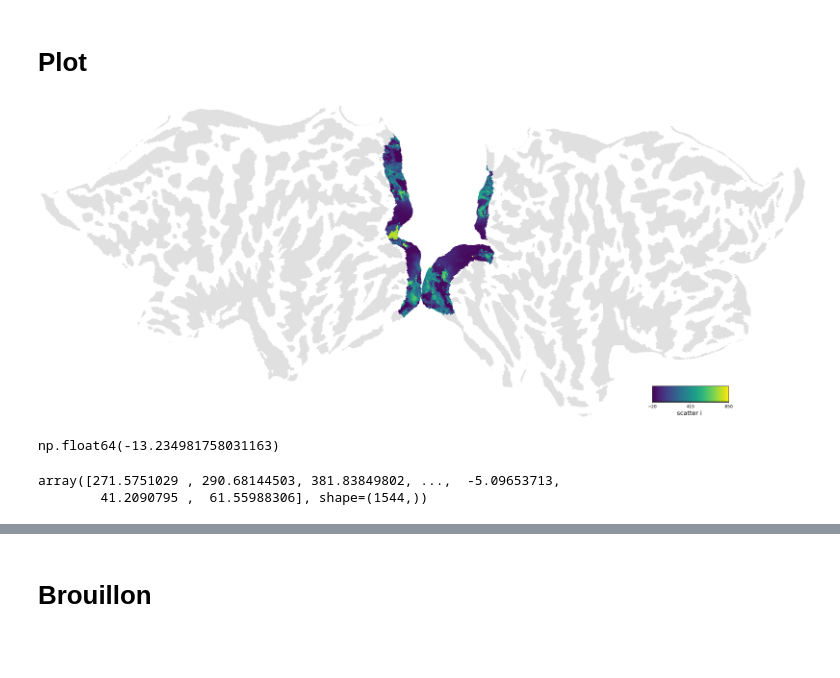
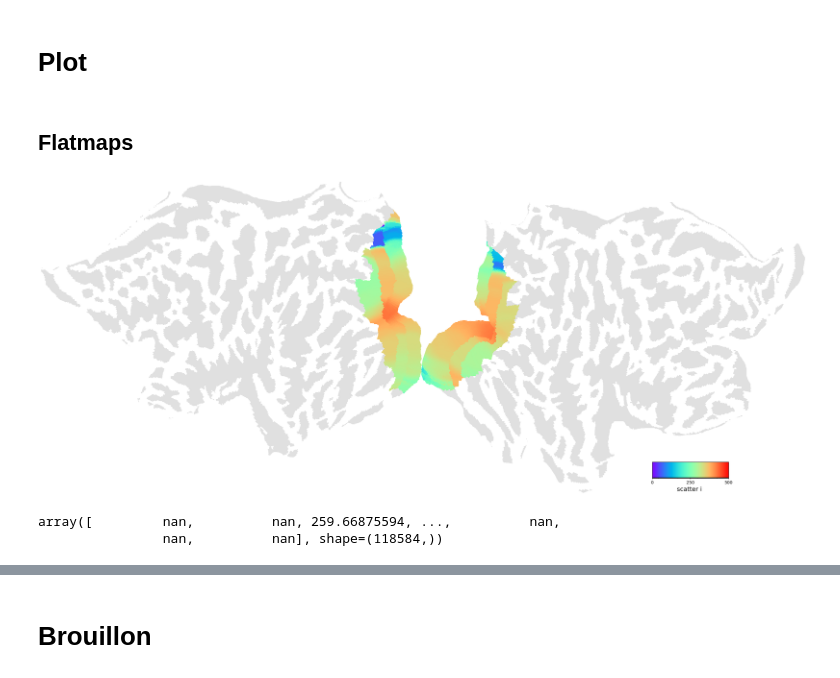
Before and after one commit to mszinte/pRF_analysis, a Jupyter notebook: RetinoMaps/dev/Ripley_full_area.ipynb, the cells around one changed output, grey strips where cells are left out. Drawn from its saved outputs; the diff is of its cells as text; code cells hidden in the pictures; blank space fills up the shorter version.

```diff
--- a/RetinoMaps/dev/Ripley_full_area.ipynb
+++ b/RetinoMaps/dev/Ripley_full_area.ipynb
@@ -293,21 +302,33 @@ for hemi in hemis:
             vertex_mask_roi     = vertex_mask & roi_mask
             vertex_mask_roi_idx = np.where(vertex_mask_roi)[0]
 
-            if len(vertex_mask_roi_idx) < 2:
+            # --- Extract neighbors ---
+            prf_x_neighbors  = deriv_mat_hemi[prf_x_idx,    vertex_mask_roi_idx]
+            prf_y_neighbors  = deriv_mat_hemi[prf_y_idx,    vertex_mask_roi_idx]
+            prf_r2_neighbors = deriv_mat_hemi[rsq_idx2use,  vertex_mask_roi_idx]
+            cmf_vertex       = deriv_mat_hemi[pcm_median_idx, vert_idx]
+
+            if cmf_vertex <= 0:
                 continue
 
-            # --- Extract neighbors ---
-            prf_x_neighbors  = deriv_mat_hemi[prf_x_idx,   vertex_mask_roi_idx]
-            prf_y_neighbors  = deriv_mat_hemi[prf_y_idx,   vertex_mask_roi_idx]
-            prf_r2_neighbors = deriv_mat_hemi[rsq_idx2use, vertex_mask_roi_idx]
-            ecc_vertex       = deriv_mat_hemi[prf_ecc_idx, vert_idx]
+            # R_max from vertex CMF
+            R_max = vert_dist_th #/ cmf_vertex   # mm / (mm/deg) = deg
+
+            # Filtre R²=0
+            r2_mask          = prf_r2_neighbors > 0
+            prf_x_neighbors  = prf_x_neighbors[r2_mask]
+            prf_y_neighbors  = prf_y_neighbors[r2_mask]
+            prf_r2_neighbors = prf_r2_neighbors[r2_mask]
+
+            if len(prf_x_neighbors) < 10:
+                continue
 
             # --- Ripley scatter ---
             scatter_i, r_values, L_r, L_minus_r, pair_dists, pair_weights = compute_ripley_scatter(
                 prf_x_neighbors  = prf_x_neighbors,
                 prf_y_neighbors  = prf_y_neighbors,
                 prf_r2_neighbors = prf_r2_neighbors,
-                ecc_vertex       = ecc_vertex
+                R_max            = R_max
             )
 
             # --- Store in results ---
@@ -339,41 +360,48 @@ Wall time: 1min 35s
 # %% [markdown]
 # Plot
+# %% [markdown]
+## Flatmaps
 # %%
 alpha_range = [0,1]
 # %%
 loo_rsq_data = deriv_mat[rsq_idx2use,:]
 # alpha = loo_rsq_data
 alpha = (~np.isnan(scatter_i_brain_array)).astype(int)
+
+# loo_rsq_data = np.where(
+#     np.isnan(scatter_i_brain_array),
+#     0,
+#     deriv_mat[rsq_idx2use, :]
+# )
+
+# alpha = loo_rsq_data
 alpha_range = [0,1]
 alpha = (alpha - alpha_range[0]) / (alpha_range[1] - alpha_range[0])
 alpha[alpha>1]=1
 
 # put alpha to 0 outside non interest roi
 
 auc_params = {
              'subject': pycortex_subject,
              'data': scatter_i_brain_array,
-             'cmap': 'viridis',
+             'cmap': 'rainbow',
              'alpha': alpha,
-             'vmin': -20,
-             'vmax': 850,
+             'vmin': 0,
+             'vmax': 500,
              'cbar': 'discrete',
              'cortex_type': 'VertexRGB',
              'description': 'CSS pRF CM',
              'curv_brightness': 1,
              'curv_contrast': 0.25,
              'add_roi': False,
              'cbar_label': 'scatter i ',
              'with_labels': True}
 volume_amp = draw_cortex(**auc_params)
+plt.savefig('/Users/uriel/Downloads/scatter_i.png')
 # %% [output]
-[figure, old version]
+[figure, new version]
-# %%
-np.nanmin(scatter_i_brain_array)
-# %% [output]
-np.float64(-13.234981758031163)
-# %%
-results[hemi][roi]['scatter_i']
-# %% [output]
-array([271.5751029 , 290.68144503, 381.83849802, ...,  -5.09653713,
-        41.2090795 ,  61.55988306], shape=(1544,))
+# %%
+scatter_i_brain_array
+# %% [output]
+array([         nan,          nan, 259.66875594, ...,          nan,
+                nan,          nan], shape=(118584,))
```
Also changed, not shown: parts of 12 cells of this notebook, 5 other files.
